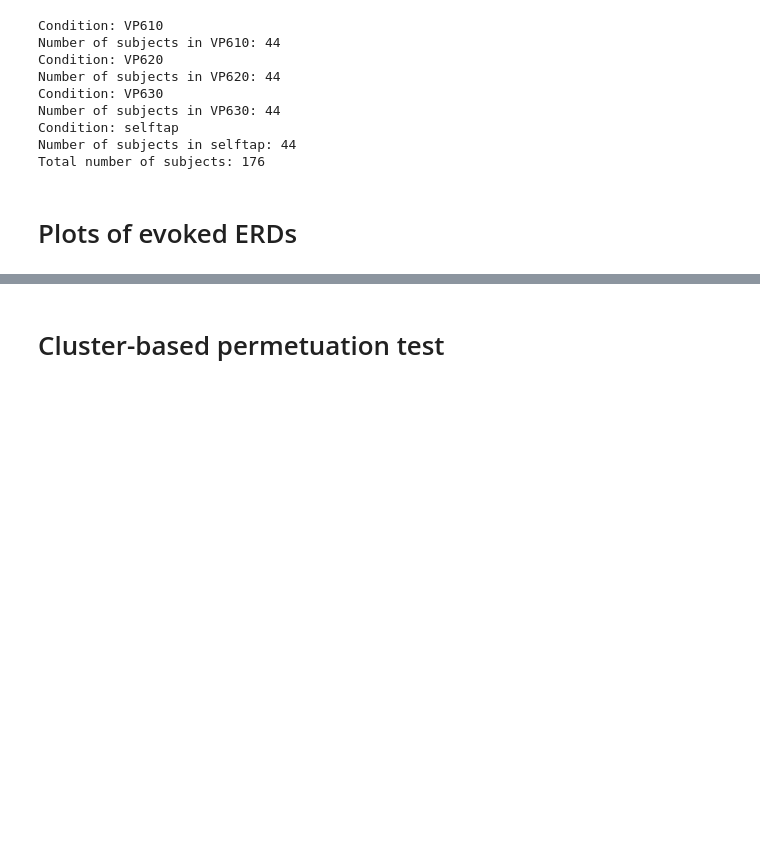
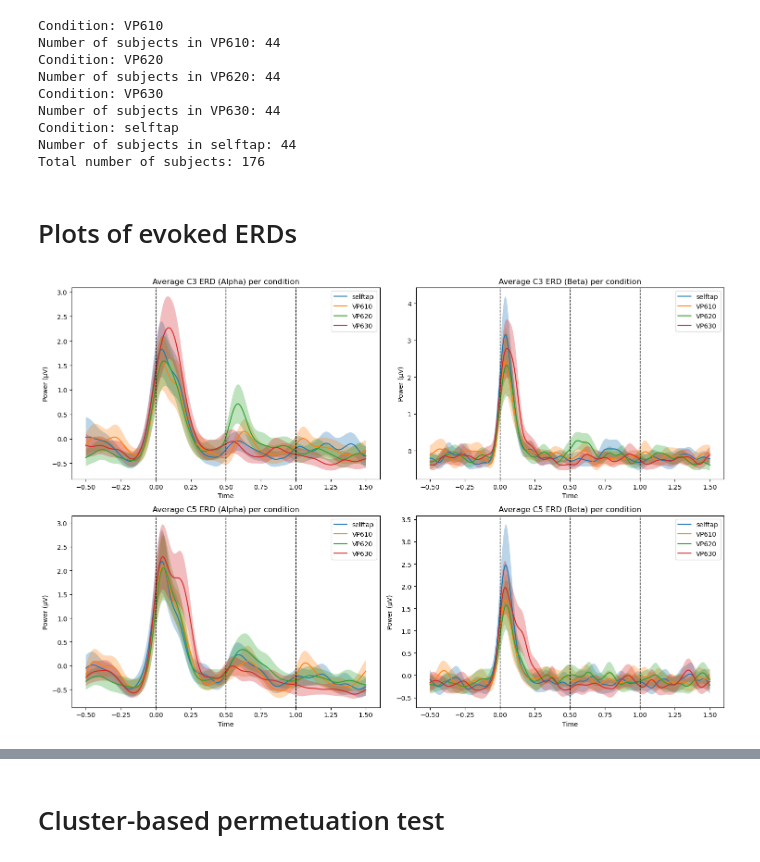
Before and after one commit to Brenda-Source/Mabel_thesis_Code, a Jupyter notebook: evoked_analysis.ipynb, the cells around one changed output, grey strips where cells are left out. Saved outputs shown, nothing was run; the diff lists cells and outputs as text; code cells hidden in the pictures; blank space fills up the shorter version.

```diff
--- a/evoked_analysis.ipynb
+++ b/evoked_analysis.ipynb
@@ -427,33 +425,38 @@ def plot_average_EVK_ERD_all_conditions(path, info, condition_names):
     ax2.set_ylabel('Power (µV)')
 
     # Plot average C5 ERD across all conditions in alpha range with confidence intervals
     ax3 = axes[1, 0]
     for i, condition_name in enumerate(conditions):
         ax3.plot(t, avg_C5_alpha_all[i], label=condition_name.replace('_ERDs.h5', ''))
         ax3.fill_between(t, avg_C5_alpha_all[i] - avg_C5_alpha_ci_all[i], avg_C5_alpha_all[i] + avg_C5_alpha_ci_all[i], alpha=0.3)
     ax3.legend()
     ax3.axvline(x=0, color='black', linestyle='--', linewidth=1)
     ax3.axvline(x=0.5, color='black', linestyle='--', linewidth=1)
     ax3.axvline(x=1, color='black', linestyle='--', linewidth=1)
     ax3.set_title('Average C5 ERD (Alpha) per condition')
     ax3.set_xlabel('Time')
     ax3.set_ylabel('Power (µV)')
 
     # Plot average C5 ERD across all conditions in beta range with confidence intervals
     ax4 = axes[1, 1]
     for i, condition_name in enumerate(conditions):
         ax4.plot(t, avg_C5_beta_all[i], label=condition_name.replace('_ERDs.h5', ''))
         ax4.fill_between(t, avg_C5_beta_all[i] - avg_C5_beta_ci_all[i], avg_C5_beta_all[i] + avg_C5_beta_ci_all[i], alpha=0.3)
     ax4.legend()
     ax4.axvline(x=0, color='black', linestyle='--', linewidth=1)
     ax4.axvline(x=0.5, color='black', linestyle='--', linewidth=1)
     ax4.axvline(x=1, color='black', linestyle='--', linewidth=1)
     ax4.set_title('Average C5 ERD (Beta) per condition')
     ax4.set_xlabel('Time')
     ax4.set_ylabel('Power (µV)')
 
     plt.tight_layout()
     plt.show()
+
+conditions =  ['selftap', 'VP610', 'VP620', 'VP630']
+plot_average_EVK_ERD_all_conditions(file_path,info,conditions)
+# %% [output]
+[figure, added]
 # %%
 
 def plot_subject_ERD(file_path, subject_id, info):
```
Also changed, not shown: parts of 7 cells of this notebook.
